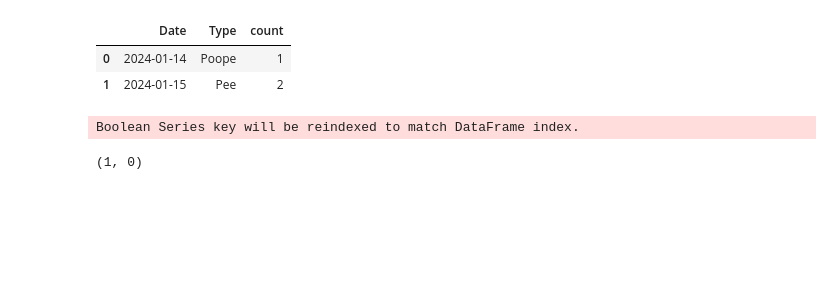
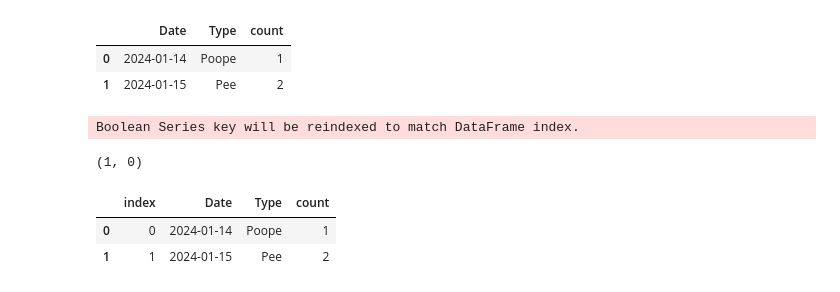
Before and after one commit to dailydaniel/poope, a Jupyter notebook: gtest.ipynb, the cells around one changed output. Drawn from its saved outputs; the diff is of its cells as text; code cells hidden in the pictures; blank space fills up the shorter version.

```diff
--- a/gtest.ipynb
+++ b/gtest.ipynb
@@ -74,3 +74,12 @@ val, d
 # %% [output]
 Boolean Series key will be reindexed to match DataFrame index.
 (1, 0)
+# %%
+df_gb = df.groupby(pd.Grouper(key='Date',
+                              freq='D'))['Type'].value_counts().reset_index()
+# %%
+df_gb.reset_index()
+# %% [output]
+|  | index | Date | Type | count |
+| 0 | 0 | 2024-01-14 | Poope | 1 |
+| 1 | 1 | 2024-01-15 | Pee | 2 |
```
Also changed, not shown: 1 other file.
